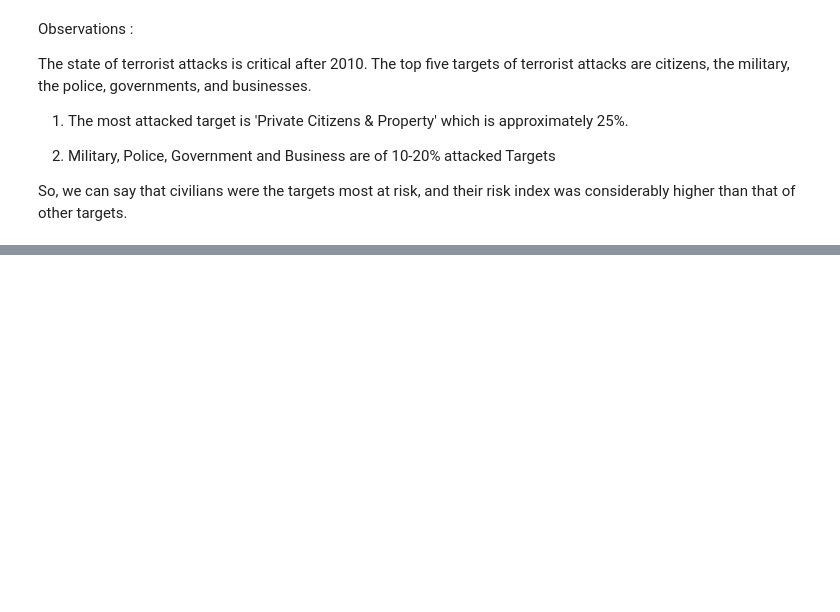
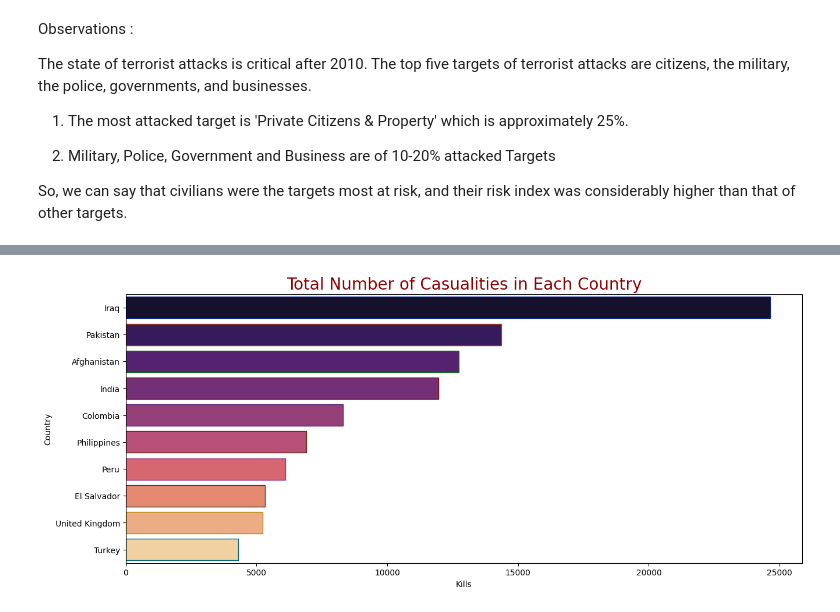
Before and after one commit to somyakmukherjee/Exploratory-Data-Analysis-on-Global-Terrorism, a Jupyter notebook: Capstone_Project_Global_terrorism_EDA_by_Somyak_Mukherjee.ipynb, the cells around one changed output, grey strips where cells are left out. Saved outputs shown, nothing was run; the diff lists cells and outputs as text; code cells hidden in the pictures; blank space fills up the shorter version.

```diff
--- a/Capstone_Project_Global_terrorism_EDA_by_Somyak_Mukherjee.ipynb
+++ b/Capstone_Project_Global_terrorism_EDA_by_Somyak_Mukherjee.ipynb
@@ -305,3 +305,6 @@ The state of terrorist attacks is critical after 2010. The top five targets of t
 2) Military, Police, Government and Business are of 10-20% attacked Targets
 
 So, we can say that civilians were the targets most at risk, and their risk index was considerably higher than that of other targets.
+# %%
+df=gt_df.groupby('Country')['Kills'].count().sort_values(ascending=False).reset_index().head(10)
+df
@@ -307,0 +323,7 @@ So, we can say that civilians were the targets most at risk, and their risk inde
+# %%
+plt.subplots(figsize=(15,6))
+sns.barplot(x=df['Kills'], y=df['Country'], palette= 'magma',edgecolor=sns.color_palette('dark',10),orient='h')
+plt.title('Total Number of Casualities in Each Country',fontsize=20,color='Darkred')
+plt.show()
+# %% [output]
+[figure, added]
```
Also changed, not shown: parts of 15 cells of this notebook.
